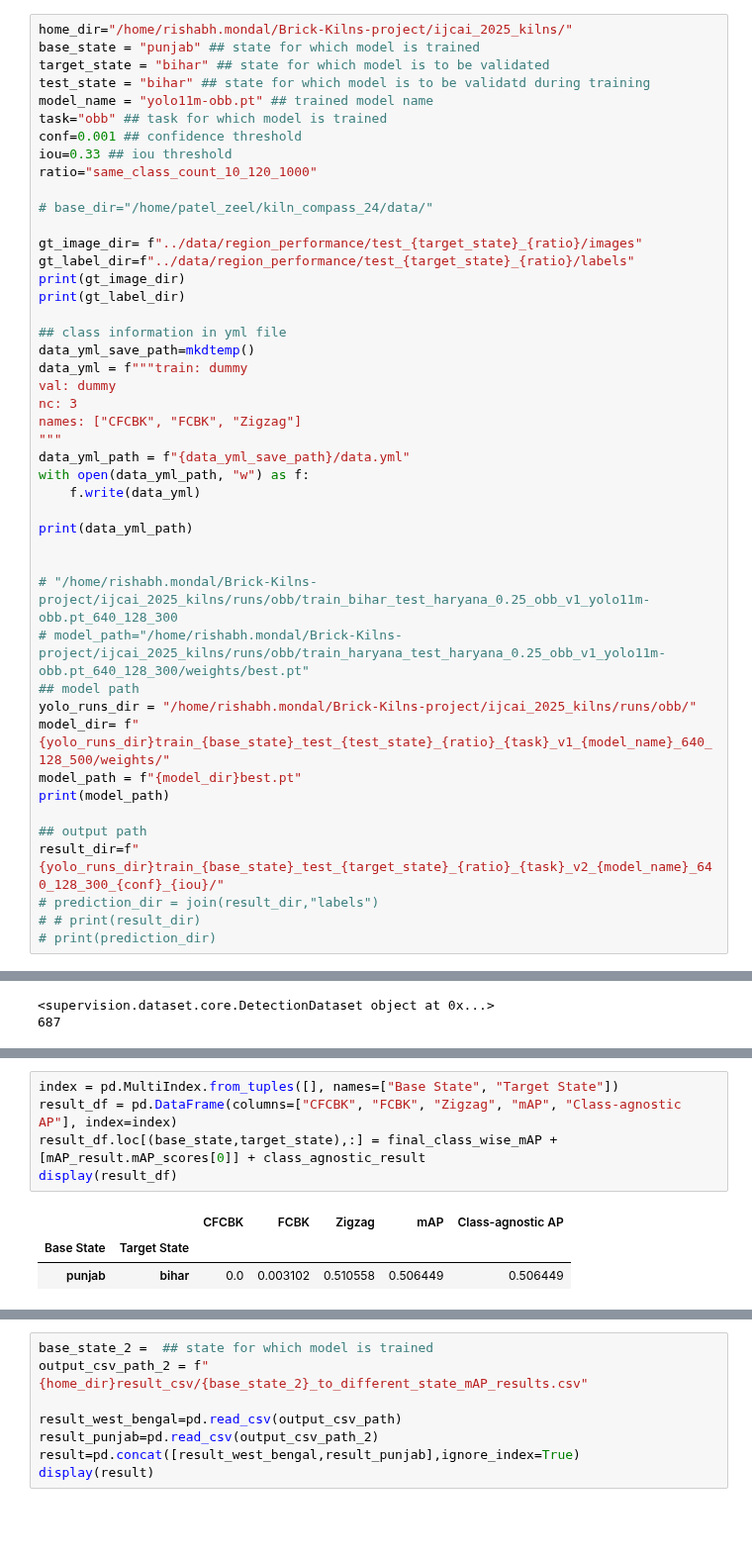
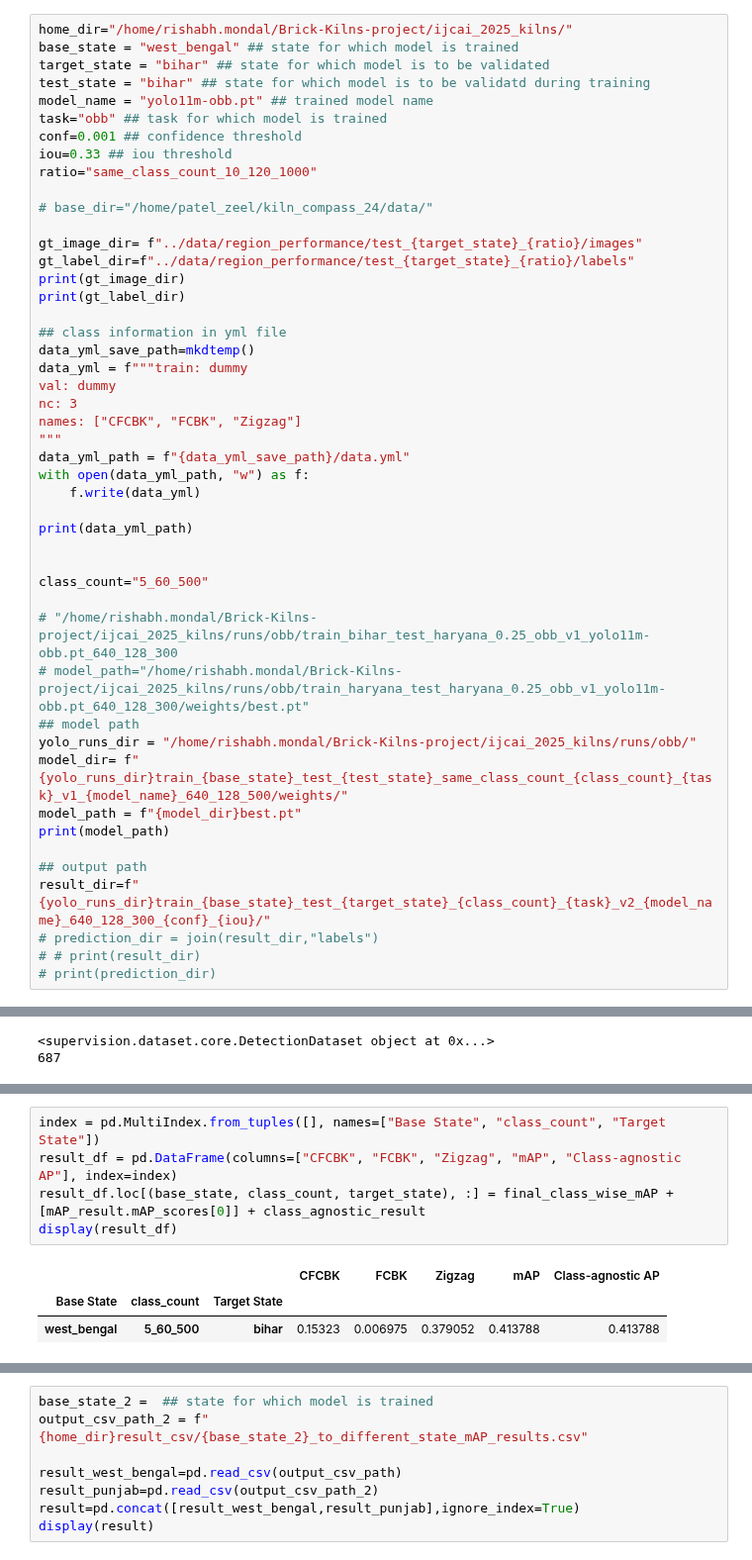
Before and after one commit to rishabh-mondal/ijcai_2025_kilns, a Jupyter notebook: notebooks/region_map_performance.ipynb, the cells around one changed output, grey strips where cells are left out. Shown at 99% size. Saved outputs shown, nothing was run; the diff lists cells and outputs as text; blank space fills up the shorter version.

```diff
--- a/notebooks/region_map_performance.ipynb
+++ b/notebooks/region_map_performance.ipynb
@@ -27,7 +26,7 @@ from tempfile import mkdtemp
 from ultralytics import YOLO
 # %%
 home_dir="/home/rishabh.mondal/Brick-Kilns-project/ijcai_2025_kilns/"
-base_state = "punjab" ## state for which model is trained
+base_state = "west_bengal" ## state for which model is trained
 target_state = "bihar" ## state for which model is to be validated
 test_state = "bihar" ## state for which model is to be validatd during training
 model_name = "yolo11m-obb.pt" ## trained model name
@@ -57,16 +56,18 @@ with open(data_yml_path, "w") as f:
 print(data_yml_path)
 
 
+class_count="5_60_500"
+
 # "/home/rishabh.mondal/Brick-Kilns-project/ijcai_2025_kilns/runs/obb/train_bihar_test_haryana_0.25_obb_v1_yolo11m-obb.pt_640_128_300
 # model_path="/home/rishabh.mondal/Brick-Kilns-project/ijcai_2025_kilns/runs/obb/train_haryana_test_haryana_0.25_obb_v1_yolo11m-obb.pt_640_128_300/weights/best.pt"
 ## model path
 yolo_runs_dir = "/home/rishabh.mondal/Brick-Kilns-project/ijcai_2025_kilns/runs/obb/"
-model_dir= f"{yolo_runs_dir}train_{base_state}_test_{test_state}_{ratio}_{task}_v1_{model_name}_640_128_500/weights/"
+model_dir= f"{yolo_runs_dir}train_{base_state}_test_{test_state}_same_class_count_{class_count}_{task}_v1_{model_name}_640_128_500/weights/"
 model_path = f"{model_dir}best.pt"
 print(model_path)
 
 ## output path
-result_dir=f"{yolo_runs_dir}train_{base_state}_test_{target_state}_{ratio}_{task}_v2_{model_name}_640_128_300_{conf}_{iou}/"
+result_dir=f"{yolo_runs_dir}train_{base_state}_test_{target_state}_{class_count}_{task}_v2_{model_name}_640_128_300_{conf}_{iou}/"
 # prediction_dir = join(result_dir,"labels")
 # # print(result_dir)
 # print(prediction_dir)
@@ -153,10 +154,10 @@ class_agnostic_result: [0.5064486106382824]
 # %%
-index = pd.MultiIndex.from_tuples([], names=["Base State", "Target State"])
+index = pd.MultiIndex.from_tuples([], names=["Base State", "class_count", "Target State"])
 result_df = pd.DataFrame(columns=["CFCBK", "FCBK", "Zigzag", "mAP", "Class-agnostic AP"], index=index)
-result_df.loc[(base_state,target_state),:] = final_class_wise_mAP + [mAP_result.mAP_scores[0]] + class_agnostic_result
+result_df.loc[(base_state, class_count, target_state), :] = final_class_wise_mAP + [mAP_result.mAP_scores[0]] + class_agnostic_result
 display(result_df)
 # %% [output]
-|  |  | CFCBK | FCBK | Zigzag | mAP | Class-agnostic AP |
-| Base State | Target State |  |  |  |  |  |
-| punjab | bihar | 0.0 | 0.003102 | 0.510558 | 0.506449 | 0.506449 |
+|  |  |  | CFCBK | FCBK | Zigzag | mAP | Class-agnostic AP |
+| Base State | class_count | Target State |  |  |  |  |  |
+| west_bengal | 5_60_500 | bihar | 0.15323 | 0.006975 | 0.379052 | 0.413788 | 0.413788 |
 # %%
```
Also changed, not shown: parts of 6 cells of this notebook, 2 other files.
